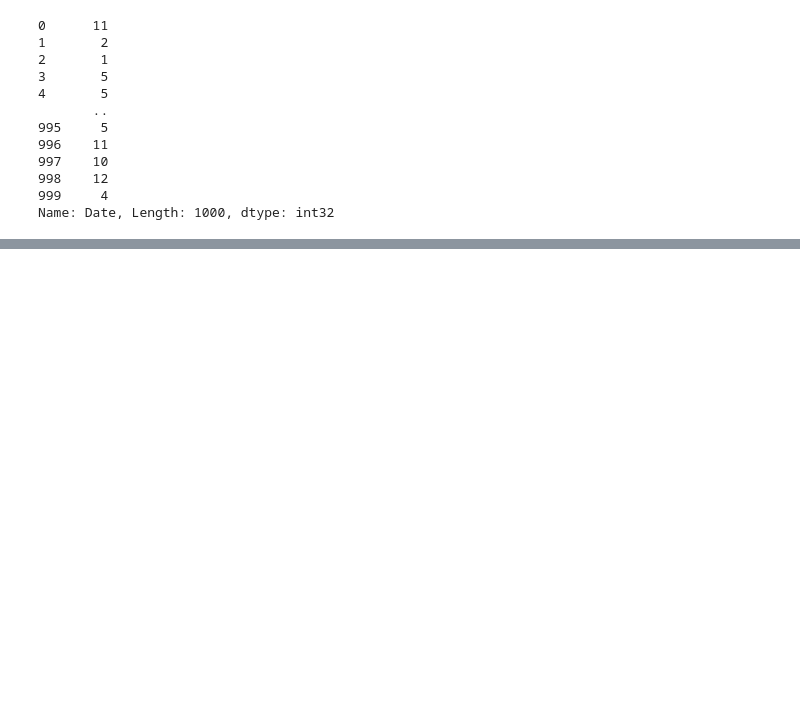
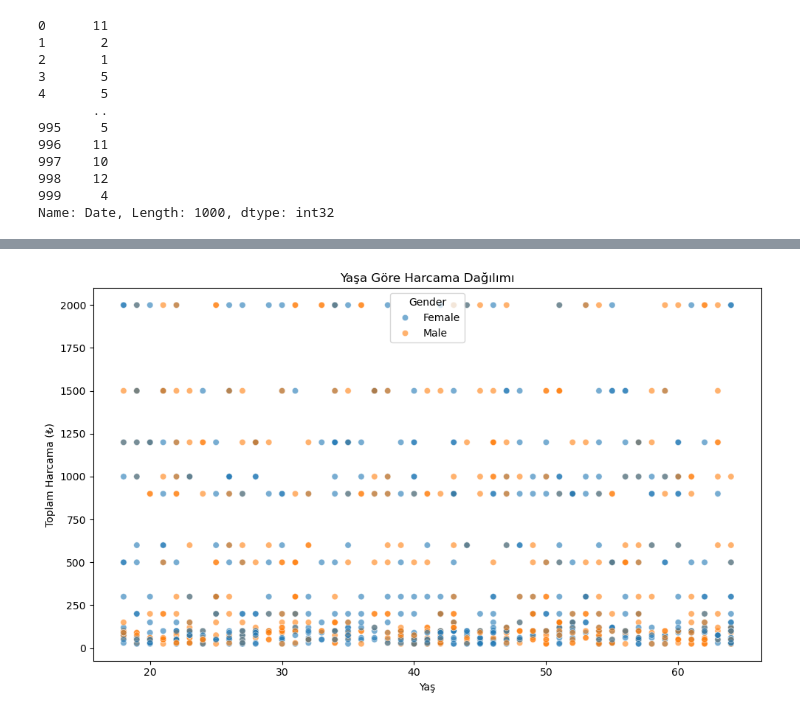
Before and after one commit to seymanurbakla/retail-sales-analysis, a Jupyter notebook: notebook/retail_sales_analysis.ipynb, the cells around one changed output, grey strips where cells are left out. Saved outputs shown, nothing was run; the diff lists cells and outputs as text; code cells hidden in the pictures; blank space fills up the shorter version.

```diff
--- a/notebook/retail_sales_analysis.ipynb
+++ b/notebook/retail_sales_analysis.ipynb
@@ -34,0 +106,10 @@ Name: Date, Length: 1000, dtype: int32
+# %%
+plt.figure(figsize=(10, 6))
+sns.scatterplot(x="Age", y="Total Amount", data=df, hue="Gender", alpha=0.6)
+plt.title("Yaşa Göre Harcama Dağılımı")
+plt.xlabel("Yaş")
+plt.ylabel("Toplam Harcama (₺)")
+plt.tight_layout()
+plt.show()
+# %% [output]
+[figure, added]
```
Also changed, not shown: parts of 8 cells of this notebook.
